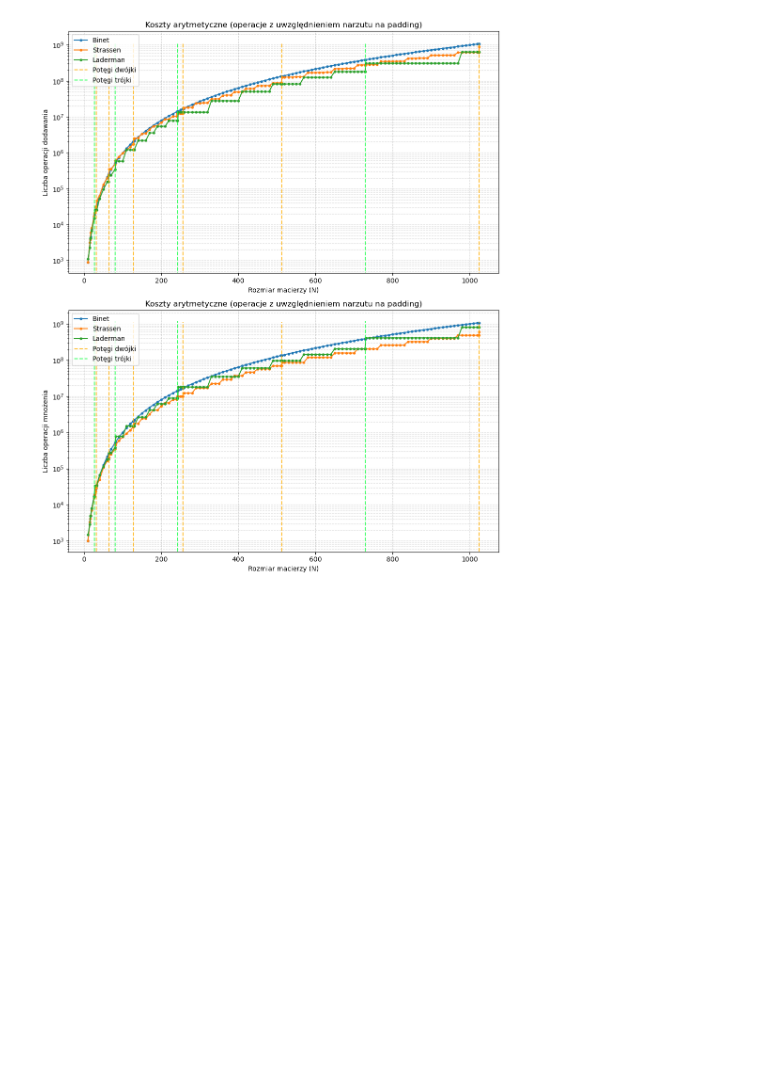
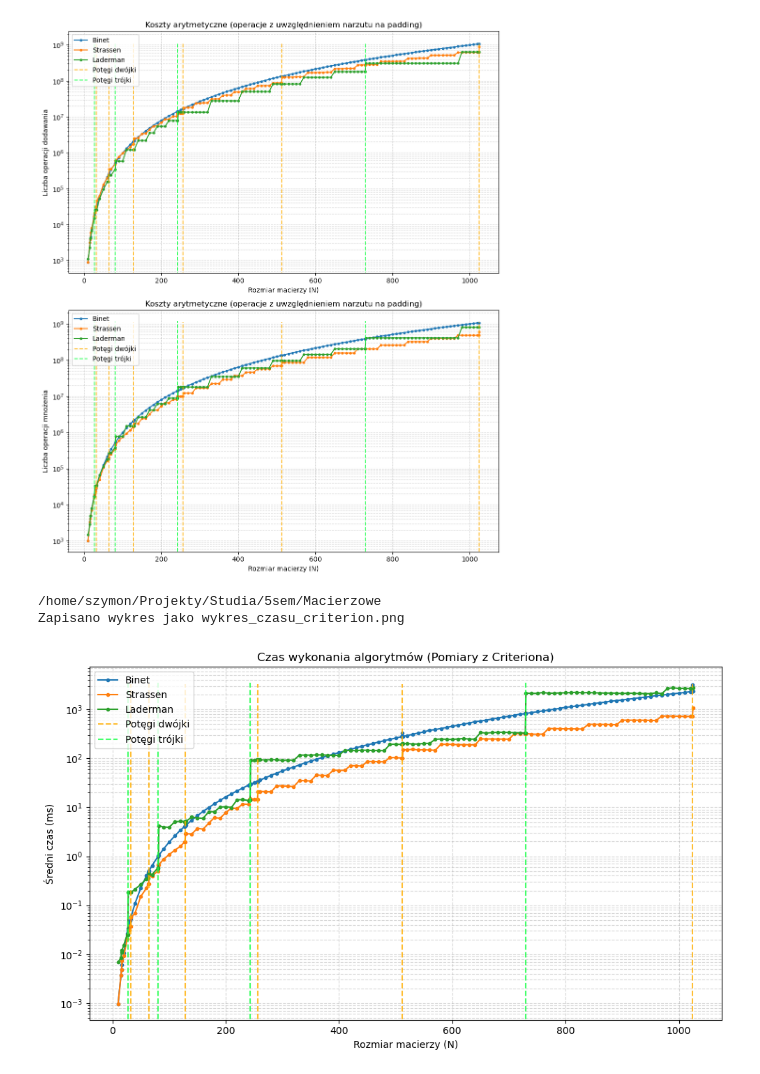
Before and after one commit to Szymbuk/Algorytmy_Macierzowe, a Jupyter notebook: z1/src/result_visualization.ipynb, the cells around one changed output. Drawn from its saved outputs; the diff is of its cells as text; code cells hidden in the pictures; blank space fills up the shorter version.

Commit message:
measured time difference between algorithms, visualizd gathered data.

```diff
--- a/z1/src/result_visualization.ipynb
+++ b/z1/src/result_visualization.ipynb
@@ -70,0 +57,62 @@ plt.show()
+# %%
+base_path = "target/criterion/Matrix_multiplication_comparison"
+data = []
+
+print(os.getcwd())
+# 1. Przeszukiwanie folderów algorytmów (Binet, Strassen, Laderman)
+for algorytm in os.listdir(base_path):
+    algo_path = os.path.join(base_path, algorytm)
+
+    # Pomijamy pliki systemowe i folder z raportami HTML
+    if not os.path.isdir(algo_path) or algorytm == "report":
+        continue
+
+    # 2. Przeszukiwanie folderów z rozmiarami N (np. 10, 20, 256)
+    for rozmiar_str in os.listdir(algo_path):
+        if not rozmiar_str.isdigit():
+            continue
+
+        json_path = os.path.join(algo_path, rozmiar_str, "new", "estimates.json")
+
+        # 3. Odczytanie czasu z pliku JSON
+        if os.path.exists(json_path):
+            with open(json_path, 'r') as f:
+                est = json.load(f)
+                # Criterion domyślnie zapisuje czas (point_estimate) w nanosekundach.
+                # Dzielimy przez 1_000_000, aby otrzymać wynik w czytelnych milisekundach.
+                czas_ms = est["mean"]["point_estimate"] / 1_000_000.0
+                data.append({"Algorytm": algorytm, "N": int(rozmiar_str), "Czas_ms": czas_ms})
+df = pd.DataFrame(data)
+
+#Pivotowanie tabeli - żeby każdy algorytm miał własną kolumnę, a wierszem był rozmiar N
+df_wykres = df.pivot(index="N", columns="Algorytm", values="Czas_ms").reset_index()
+
+# Sortowanie po rozmiarze N rosnąco
+df_wykres = df_wykres.sort_values(by="N")
+
+
+
+# --- Opcjonalnie: Szybkie wygenerowanie wykresu prosto z tych danych ---
+plt.figure(figsize=(10, 6))
+for alg in ["Binet", "Strassen", "Laderman"]:
+    # dropna() zabezpiecza nas na wypadek braku jakiegoś pojedynczego pomiaru
+    plt.plot(df_wykres["N"], df_wykres[alg], label=alg, marker='.', linestyle='-')
+
+ax = plt.gca()
+
+plt.vlines(power_of_two_sizes, ymin=ax.get_ylim()[0], ymax=ax.get_ylim()[1], colors='#FFAE00',label='Potęgi dwójki', linestyles='dashed', alpha=0.8)
+plt.vlines(power_of_three_sizes, ymin=ax.get_ylim()[0], ymax=ax.get_ylim()[1], colors='#17FF46',label='Potęgi trójki', linestyles='dashed', alpha=0.8)
+plt.yscale('log') # Skala logarytmiczna dla osi Y pokaże uskoki
+plt.title('Czas wykonania algorytmów (Pomiary z Criteriona)')
+plt.xlabel('Rozmiar macierzy (N)')
+plt.ylabel('Średni czas (ms)')
+plt.legend()
+plt.grid(True, which="both", ls="--", alpha=0.5)
+plt.tight_layout()
+plt.savefig('z1/src/wykres_czasu_criterion.png', dpi=300)
+print("Zapisano wykres jako wykres_czasu_criterion.png")
+plt.show()
+# %% [output]
+/home/szymon/Projekty/Studia/5sem/Macierzowe
+Zapisano wykres jako wykres_czasu_criterion.png
+[figure, added]
```
Also changed, not shown: parts of 3 cells of this notebook, 7 other files.
